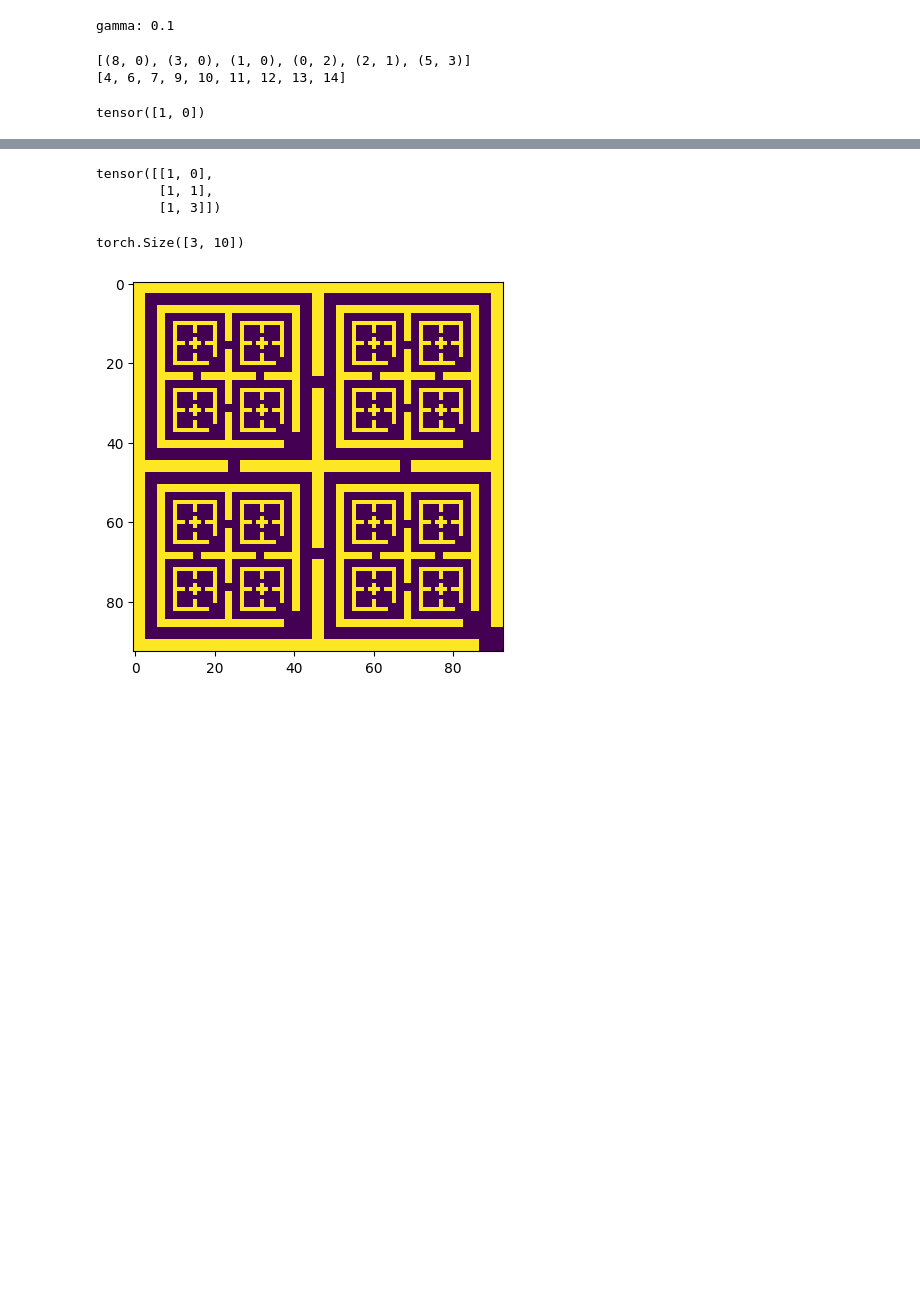
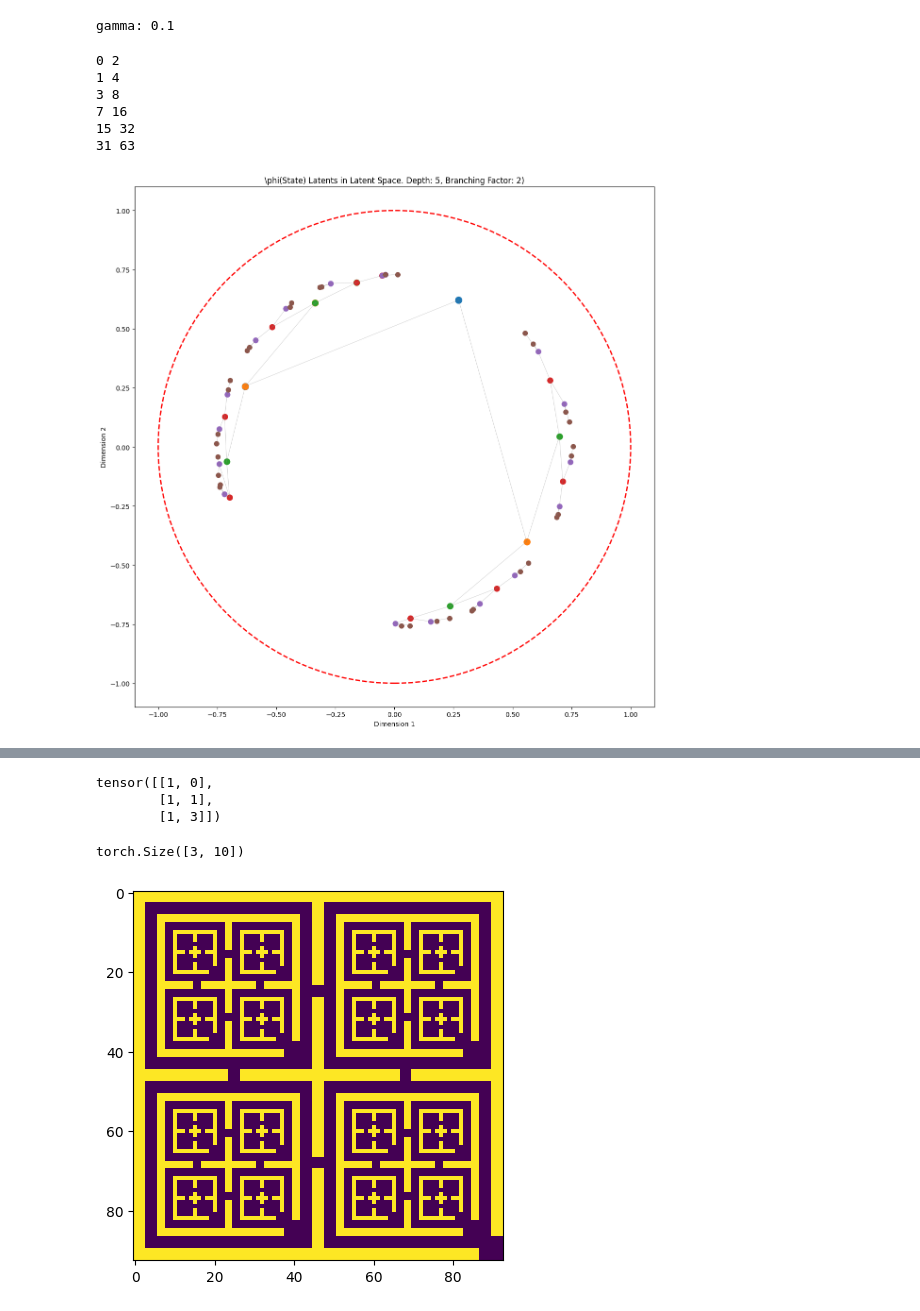
Before and after one commit to YongweiChe/hyperbolic-gcrl, a Jupyter notebook: notebooks/VisualizeTree.ipynb, the cells around one changed output, grey strips where cells are left out. Drawn from its saved outputs; the diff is of its cells as text; code cells hidden in the pictures; blank space fills up the shorter version.

Commit message:
tree visualizations

```diff
--- a/notebooks/VisualizeTree.ipynb
+++ b/notebooks/VisualizeTree.ipynb
@@ -15,5 +57,5 @@ set(np.arange(23)) - set(np.arange(11))
 # %%
-env = NaryTreeEnvironment(depth=4, branching_factor=2)
+env = NaryTreeEnvironment(depth=depth, branching_factor=branching_factor)
 
 # Choose two nodes
 start_node = 12
@@ -54,10 +96,57 @@ ds = TrajectoryDataset(4, 2, 10)
 # %% [output]
 gamma: 0.1
 # %%
-anchor = ds[0][0]
+import numpy as np
+import matplotlib.pyplot as plt
+import torch
 
-torch.tensor(anchor)
+with torch.no_grad():
+    nodes = torch.arange(env.num_nodes)[:, None]
+    latents = encoder2(nodes)
+    if hyperbolic:
+        latents = latents.tensor
+
+
+
+max_depth = int(np.log(env.num_nodes) / np.log(branching_factor))
+sizes = np.linspace(100, 50, max_depth + 1)  # Decreasing sizes from 100 to 50
+
+plt.figure(figsize=(12, 12))  # Make it square
+
+if hyperbolic:
+    # Plot the unit circle
+    circle = plt.Circle((0, 0), 1, fill=False, color='r', linestyle='--', linewidth=2)
+    plt.gca().add_artist(circle)
+
+# Plot lines connecting parents to children
+for node in range(1, env.num_nodes):  # Start from 1 to skip the root
+    parent = (node - 1) // branching_factor
+    plt.plot([latents[parent, 0], latents[node, 0]],
+             [latents[parent, 1], latents[node, 1]],
+             color='gray', alpha=0.5, linewidth=0.5)
+
+# Plot nodes
+for i in range(max_depth + 1):
+    l = branching_factor**i - 1
+    r = min(branching_factor**(i + 1), env.num_nodes)
+    print(l, r)
+    plt.scatter(latents[l:r, 0], latents[l:r, 1], s=sizes[i])
+
+plt.title(f"\phi(State) Latents in Latent Space. Depth: {max_depth}, Branching Factor: {branching_factor})")
+plt.xlabel("Dimension 1")
+plt.ylabel("Dimension 2")
+plt.axis('equal')  # This ensures the circle is circular and not elliptical
+if hyperbolic:
+    plt.xlim(-1.1, 1.1)
+    plt.ylim(-1.1, 1.1)
+plt.gca().set_aspect('equal', adjustable='box')  # This ensures the aspect ratio stays constant
+plt.tight_layout()
+plt.show()
 # %% [output]
-[(8, 0), (3, 0), (1, 0), (0, 2), (2, 1), (5, 3)]
-[4, 6, 7, 9, 10, 11, 12, 13, 14]
+0 2
+1 4
+3 8
+7 16
+15 32
+31 63
-tensor([1, 0])
+[figure, added]
```
Also changed, not shown: parts of 5 cells of this notebook, 5 other files.
